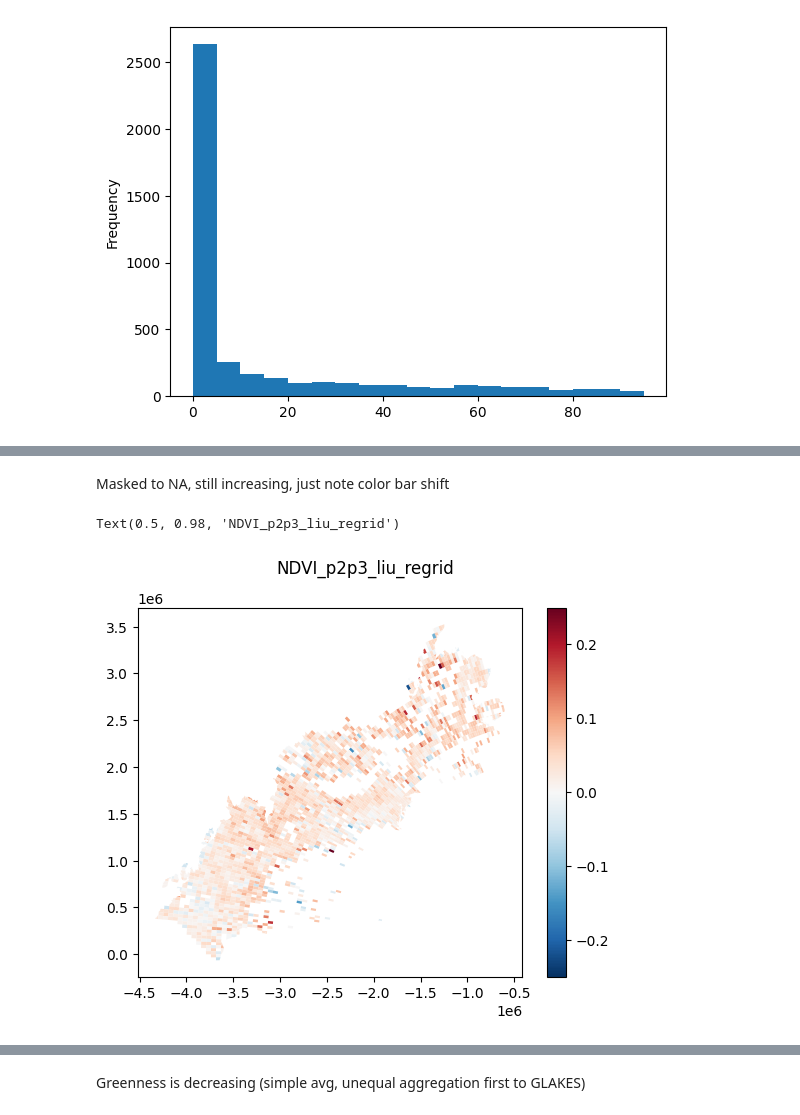
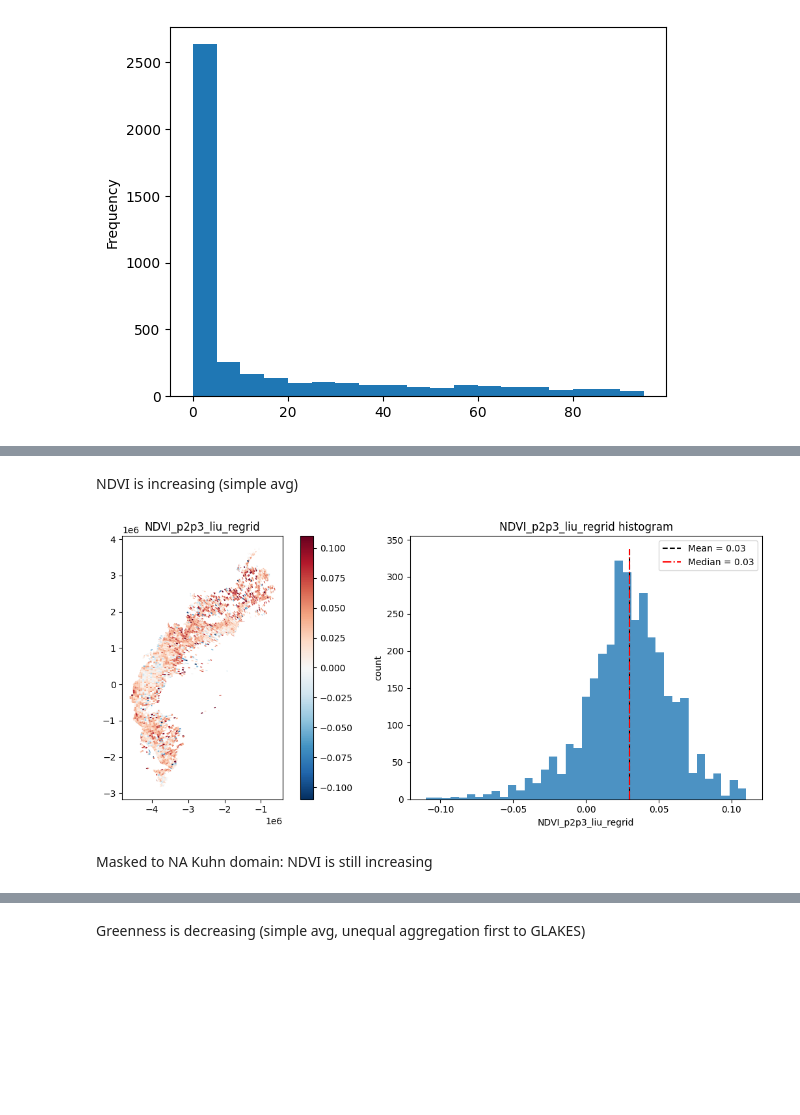
Before and after one commit to ekcomputer/land-cover, a Jupyter notebook: notebooks/joins/regrid_to_bawld_and_plot.ipynb, the cells around one changed output, grey strips where cells are left out. Cells and saved outputs as stored; diff of their text form; code cells hidden in the pictures; blank space fills up the shorter version.

```diff
--- a/notebooks/joins/regrid_to_bawld_and_plot.ipynb
+++ b/notebooks/joins/regrid_to_bawld_and_plot.ipynb
@@ -381,13 +458,8 @@ Text(0.5, 0.98, 'NDVI_p2p3_liu_regrid')
+# %% [markdown]
+NDVI is increasing (simple avg)
+# %%
+_, _ = plot_choro_and_hist(gdf_regridded, "NDVI_p2p3_liu_regrid", hist_stats=True)
+# %% [output]
+[figure, added]
 # %% [markdown]
-Masked to NA, still increasing, just note color bar shift
+Masked to NA Kuhn domain: NDVI is still increasing
-# %%
-var = "NDVI_p2p3_liu_regrid"
-gpd.GeoDataFrame(
-    gdf_regridded[np.isfinite(gdf_regridded.sen_slope)],
-    geometry=gdf_regridded.geometry,
-    crs=gdf_bawld.crs,
-).plot(column=var, legend=True, edgecolor=None, cmap="RdBu_r", vmin=-0.25, vmax=0.25)
-plt.suptitle(var)
-# %% [output]
-Text(0.5, 0.98, 'NDVI_p2p3_liu_regrid')
-[figure, removed]
```
Also changed, not shown: parts of 49 cells of this notebook, 1 other file.
